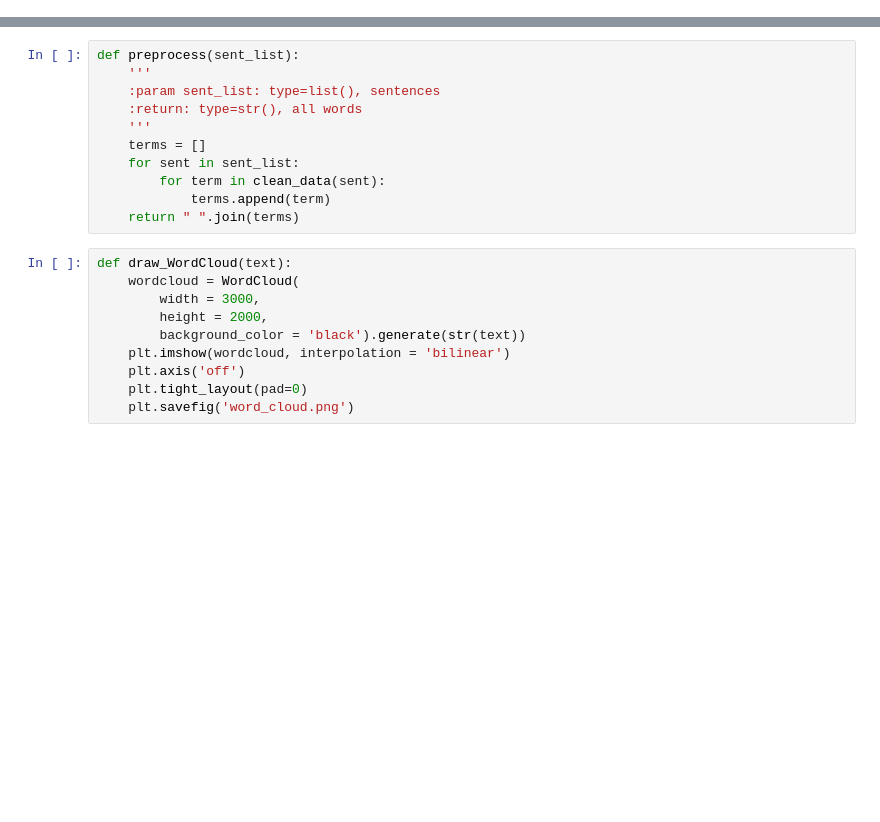
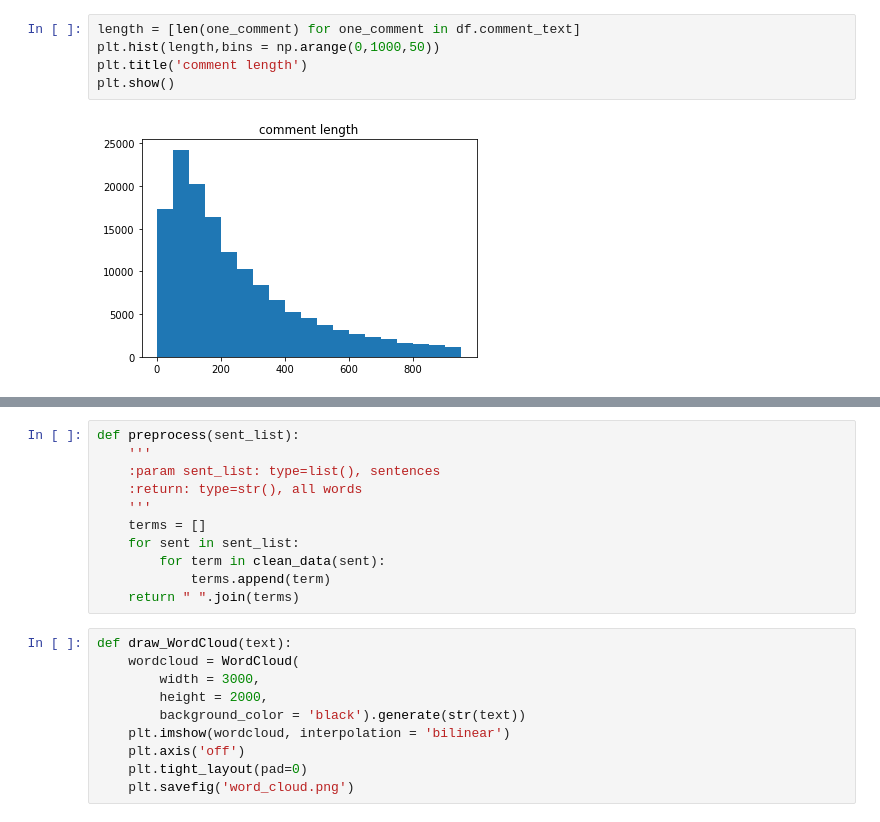
Before and after one commit to SiciliaLeco/IT3011-Toxic-comments, a Jupyter notebook: analyze.ipynb, the cells around one changed output, grey strips where cells are left out. Cells and saved outputs as stored; diff of their text form; blank space fills up the shorter version.

```diff
--- a/analyze.ipynb
+++ b/analyze.ipynb
@@ -47,0 +51,7 @@ def get_comment_text(path):
+# %%
+length = [len(one_comment) for one_comment in df.comment_text]
+plt.hist(length,bins = np.arange(0,1000,50))
+plt.title('comment length')
+plt.show()
+# %% [output]
+[figure, added]
```
Also changed, not shown: parts of 12 cells of this notebook, 3 other files.
